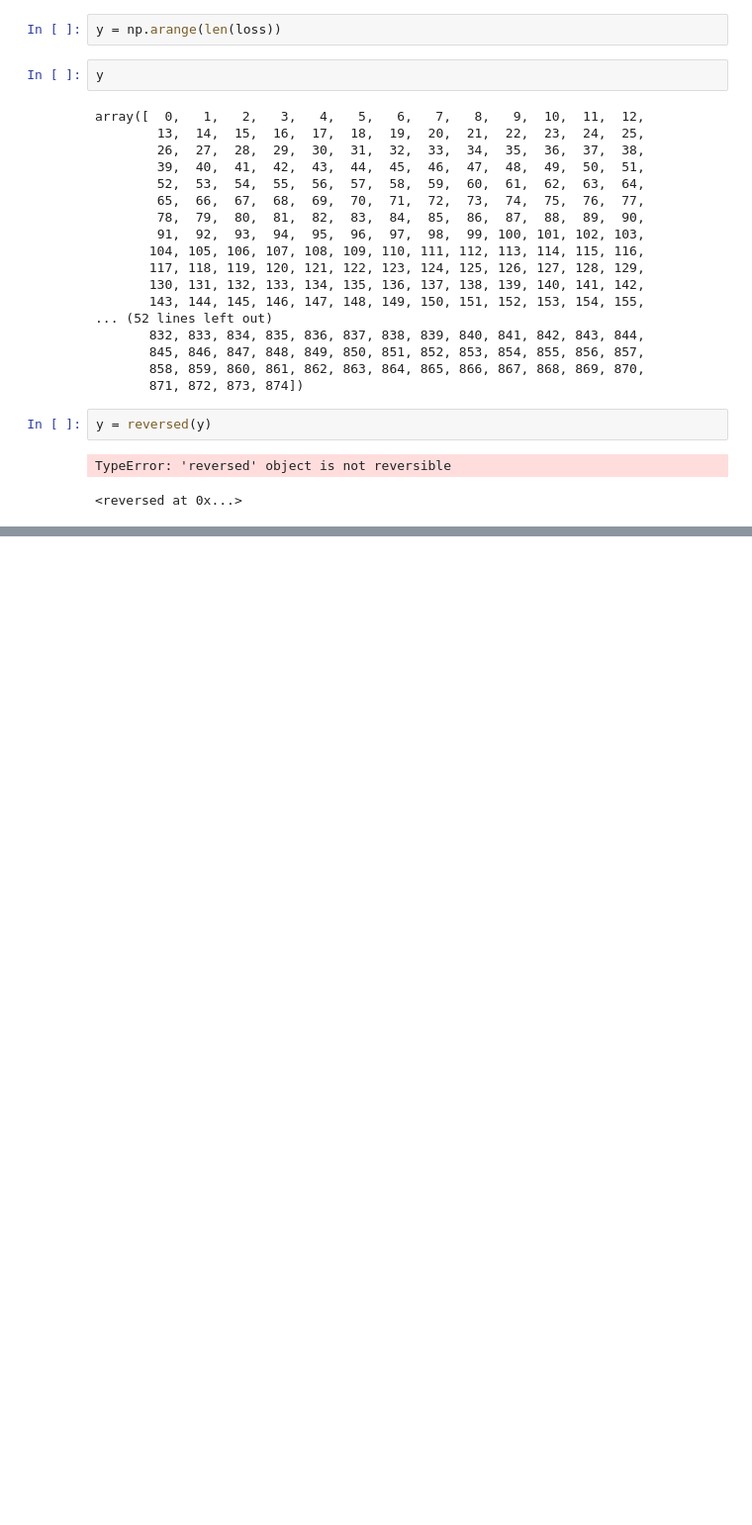
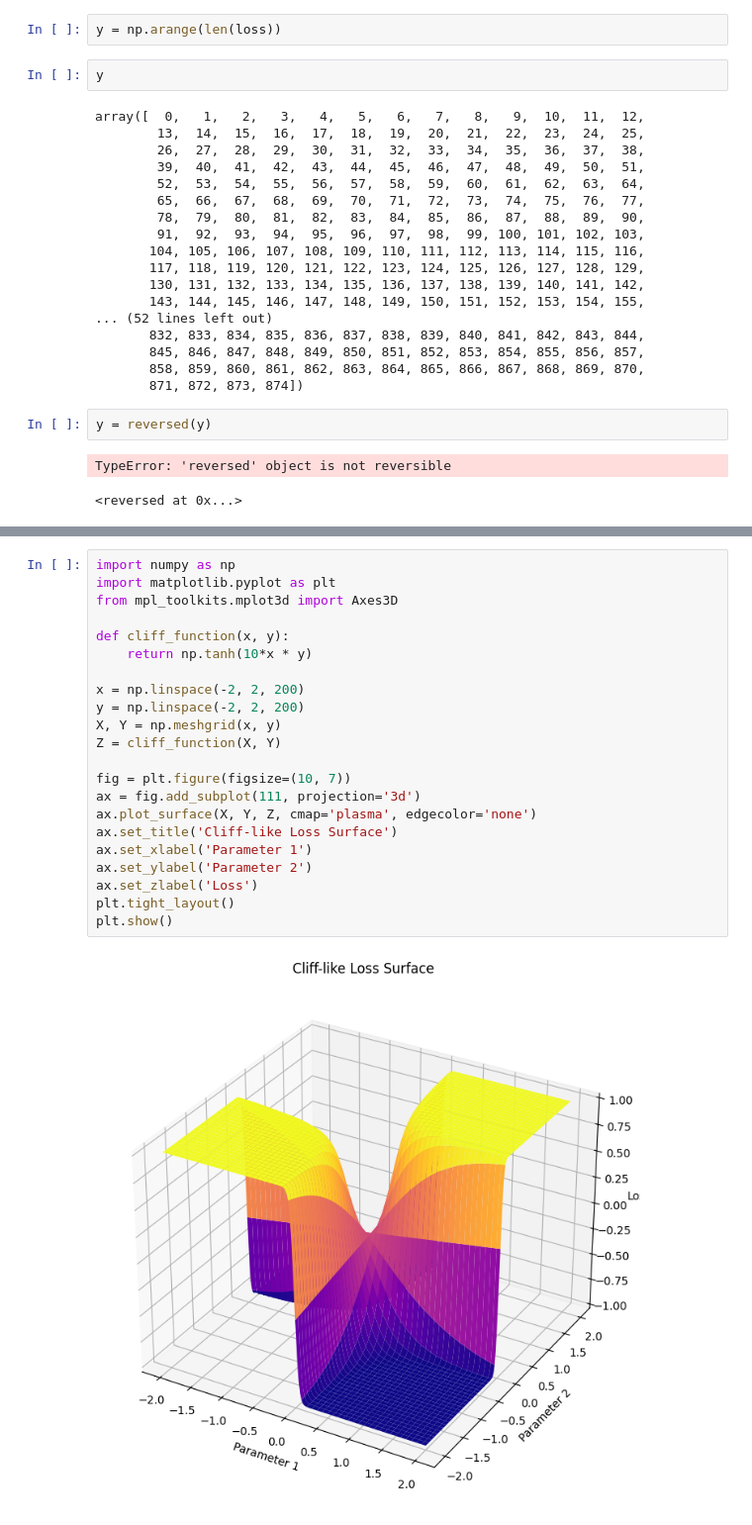
Before and after one commit to Shaik-Amaan-Ahmed/statistics, a Jupyter notebook: ml/nn-scratch.ipynb, the cells around one changed output, grey strips where cells are left out. Shown at 99% size. Drawn from its saved outputs; the diff is of its cells as text; blank space fills up the shorter version.

```diff
--- a/ml/nn-scratch.ipynb
+++ b/ml/nn-scratch.ipynb
@@ -306,0 +338,24 @@ TypeError: 'reversed' object is not reversible
+# %%
+import numpy as np
+import matplotlib.pyplot as plt
+from mpl_toolkits.mplot3d import Axes3D
+
+def cliff_function(x, y):
+    return np.tanh(10*x * y)
+
+x = np.linspace(-2, 2, 200)
+y = np.linspace(-2, 2, 200)
+X, Y = np.meshgrid(x, y)
+Z = cliff_function(X, Y)
+
+fig = plt.figure(figsize=(10, 7))
+ax = fig.add_subplot(111, projection='3d')
+ax.plot_surface(X, Y, Z, cmap='plasma', edgecolor='none')
+ax.set_title('Cliff-like Loss Surface')
+ax.set_xlabel('Parameter 1')
+ax.set_ylabel('Parameter 2')
+ax.set_zlabel('Loss')
+plt.tight_layout()
+plt.show()
+# %% [output]
+[figure, added]
```
Also changed, not shown: parts of 20 cells of this notebook, 2 other files.
